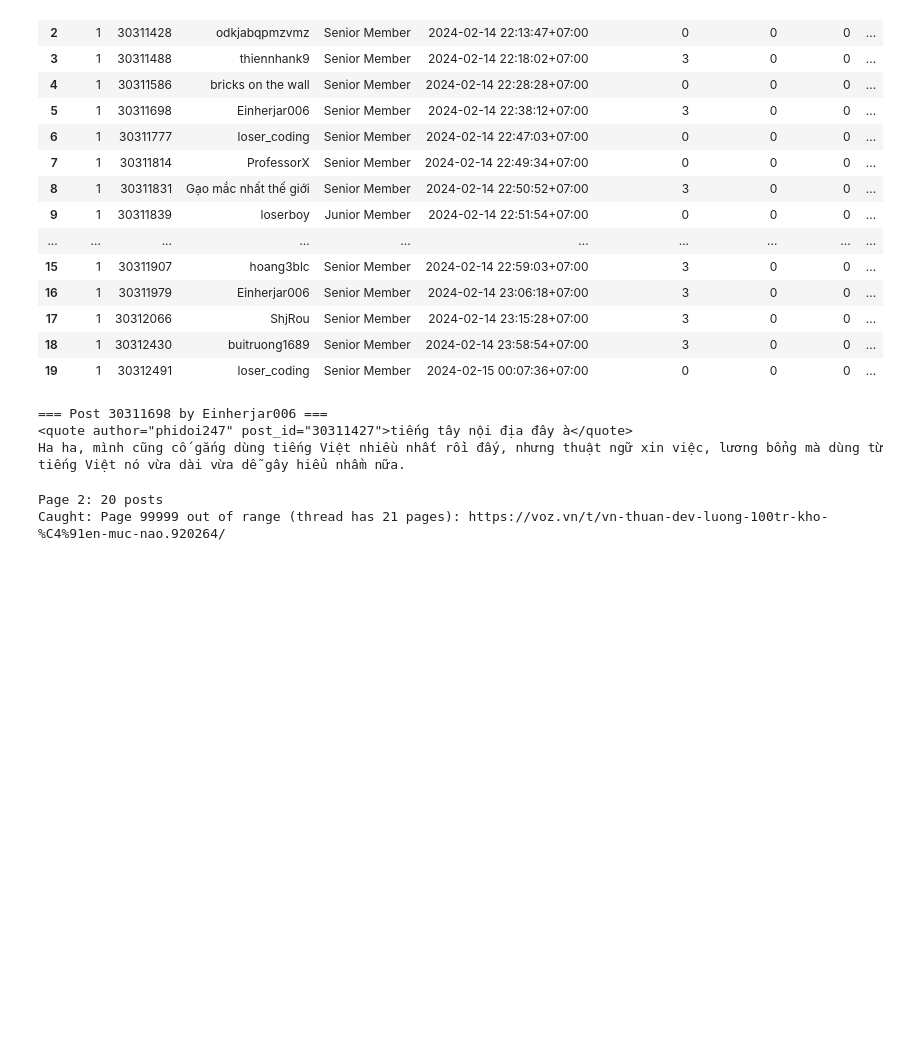
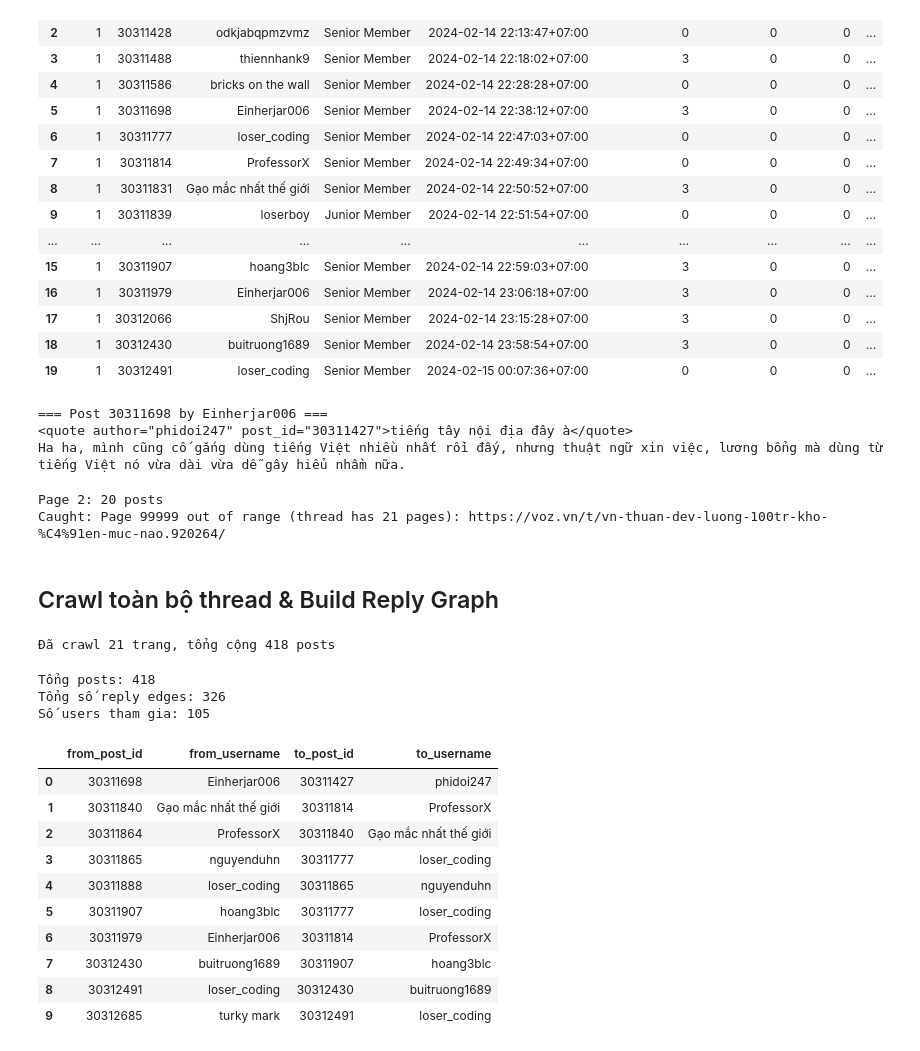
Before and after one commit to niits/voz-crawler, a Jupyter notebook: notebooks/test_crawler.ipynb, the cells around one changed output. Cells and saved outputs as stored; diff of their text form; code cells hidden in the pictures; blank space fills up the shorter version.

```diff
--- a/notebooks/test_crawler.ipynb
+++ b/notebooks/test_crawler.ipynb
@@ -66,3 +66,41 @@ except PageOutOfRangeError as e:
 # %% [output]
 Page 2: 20 posts
 Caught: Page 99999 out of range (thread has 21 pages): https://voz.vn/t/vn-thuan-dev-luong-100tr-kho-%C4%91en-muc-nao.920264/
+# %% [markdown]
+## Crawl toàn bộ thread & Build Reply Graph
+# %%
+URL = "https://voz.vn/t/vn-thuan-dev-luong-100tr-kho-%C4%91en-muc-nao.920264/"
+
+# Crawl toàn bộ các trang
+all_pages = crawler.crawl_pages(URL)
+print(f"Đã crawl {len(all_pages)} trang, tổng cộng {sum(len(p.posts) for p in all_pages)} posts")
+# %% [output]
+Đã crawl 21 trang, tổng cộng 418 posts
+# %%
+from voz_crawler import extract_reply_edges, edges_to_dataframe, build_reply_graph, compute_graph_stats, plot_reply_graph
+
+# Chuyển toàn bộ dữ liệu sang DataFrame
+df = crawler.pages_to_dataframe(all_pages)
+print(f"Tổng posts: {len(df)}")
+
+# Trích xuất reply edges từ <quote> tags
+edges = extract_reply_edges(df)
+edges_df = edges_to_dataframe(edges)
+print(f"Tổng số reply edges: {len(edges_df)}")
+print(f"Số users tham gia: {len(set(edges_df['from_username']) | set(edges_df['to_username']))}")
+edges_df.head(10)
+# %% [output]
+Tổng posts: 418
+Tổng số reply edges: 326
+Số users tham gia: 105
+|  | from_post_id | from_username | to_post_id | to_username |
+| 0 | 30311698 | Einherjar006 | 30311427 | phidoi247 |
+| 1 | 30311840 | Gạo mắc nhất thế giới | 30311814 | ProfessorX |
+| 2 | 30311864 | ProfessorX | 30311840 | Gạo mắc nhất thế giới |
+| 3 | 30311865 | nguyenduhn | 30311777 | loser_coding |
+| 4 | 30311888 | loser_coding | 30311865 | nguyenduhn |
+| 5 | 30311907 | hoang3blϲ | 30311777 | loser_coding |
+| 6 | 30311979 | Einherjar006 | 30311814 | ProfessorX |
+| 7 | 30312430 | buitruong1689 | 30311907 | hoang3blϲ |
+| 8 | 30312491 | loser_coding | 30312430 | buitruong1689 |
+| 9 | 30312685 | turky mark | 30312491 | loser_coding |
```
Also changed, not shown: parts of 2 cells of this notebook, 4 other files.
